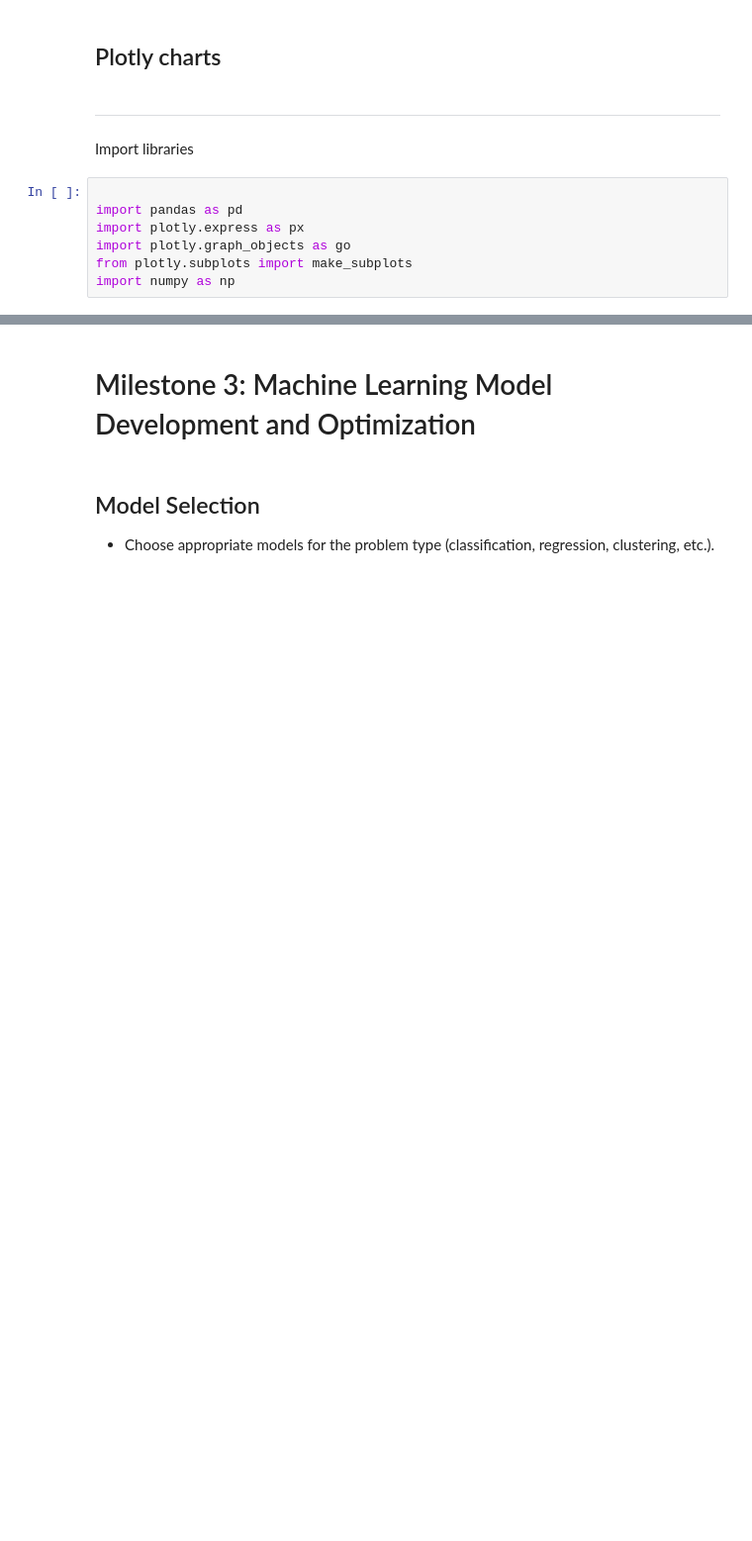
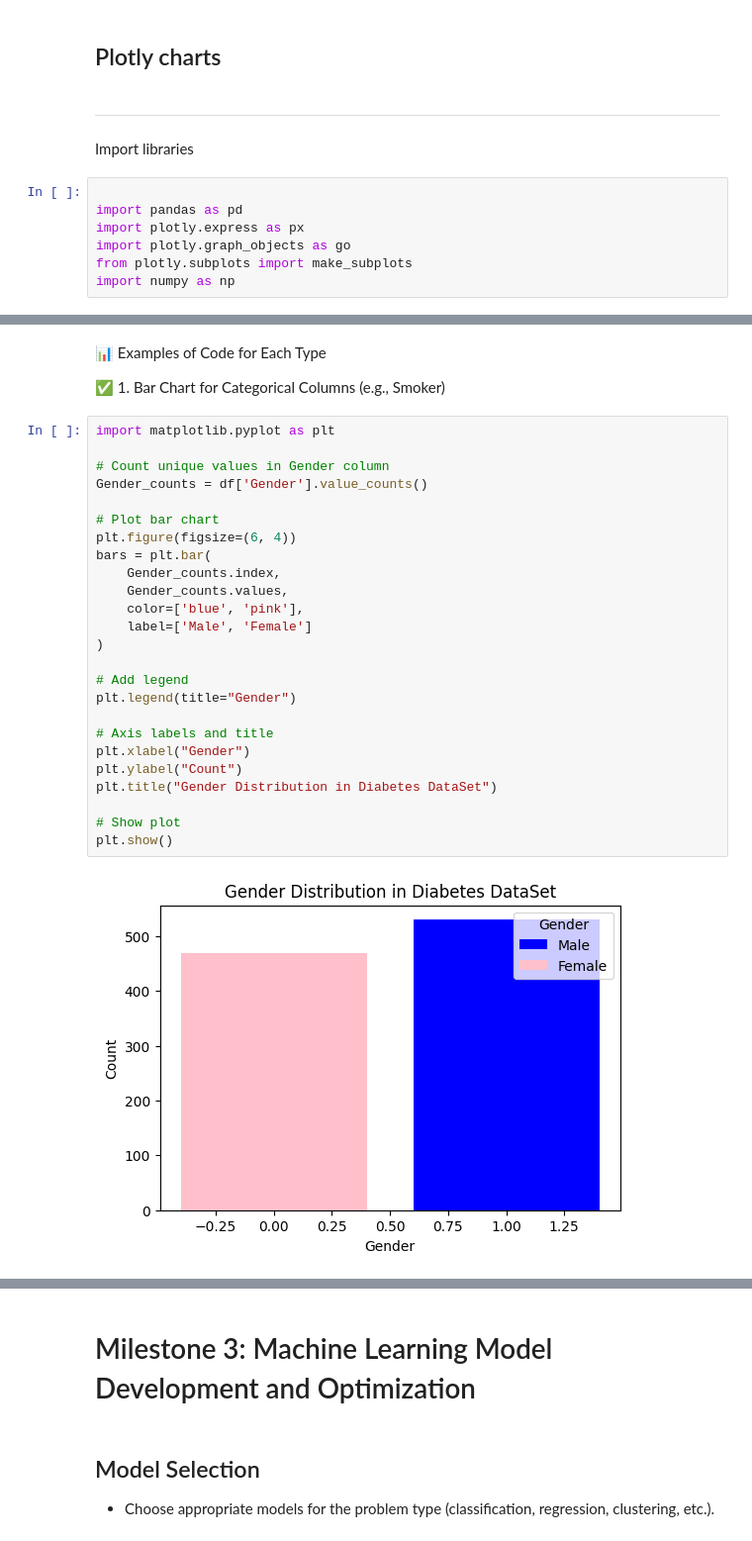
Before and after one commit to SiefShama/Healthcare-Predictive-Analytics-Project, a Jupyter notebook: Project3_Healthcare.ipynb, the cells around one changed output, grey strips where cells are left out. Shown at 99% size. Cells and saved outputs as stored; diff of their text form; blank space fills up the shorter version.

```diff
--- a/Project3_Healthcare.ipynb
+++ b/Project3_Healthcare.ipynb
@@ -656,0 +578,31 @@ fig9.update_layout(xaxis_title="Age Group", yaxis_title="Count")
+# %% [markdown]
+📊 Examples of Code for Each Type
+
+✅ 1. Bar Chart for Categorical Columns (e.g., Smoker)
+# %%
+import matplotlib.pyplot as plt
+
+# Count unique values in Gender column
+Gender_counts = df['Gender'].value_counts()
+
+# Plot bar chart
+plt.figure(figsize=(6, 4))
+bars = plt.bar(
+    Gender_counts.index,
+    Gender_counts.values,
+    color=['blue', 'pink'],
+    label=['Male', 'Female']
+)
+
+# Add legend
+plt.legend(title="Gender")
+
+# Axis labels and title
+plt.xlabel("Gender")
+plt.ylabel("Count")
+plt.title("Gender Distribution in Diabetes DataSet")
+
+# Show plot
+plt.show()
+# %% [output]
+[figure, added]
```
Also changed, not shown: parts of 98 cells of this notebook.
